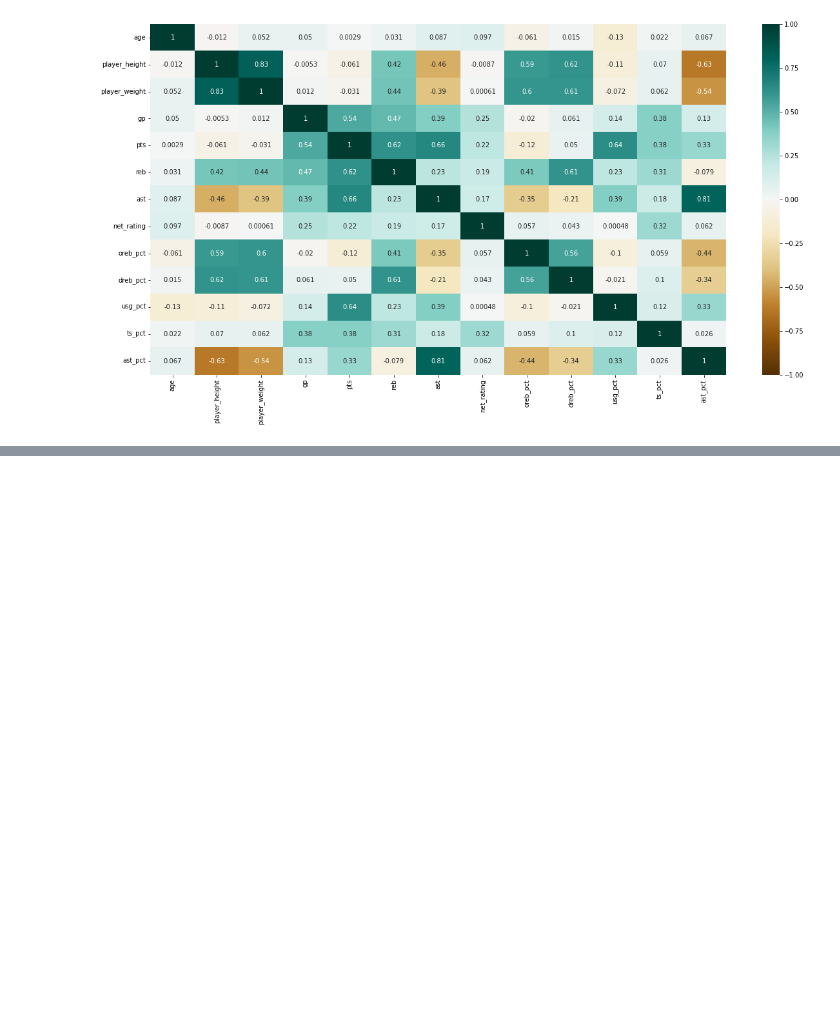
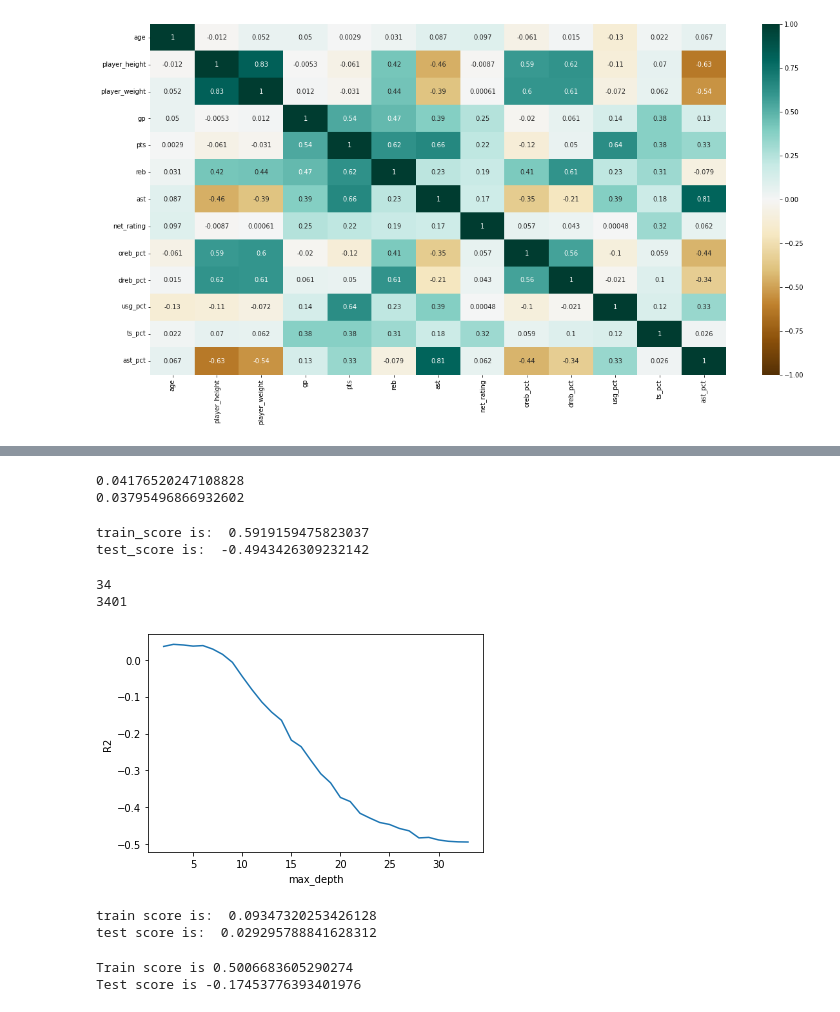
Before and after one commit to rommeljpadilla/project2, a Jupyter notebook: Project_2.ipynb, the cells around one changed output, grey strips where cells are left out. Saved outputs shown, nothing was run; the diff lists cells and outputs as text; code cells hidden in the pictures; blank space fills up the shorter version.

```diff
--- a/Project_2.ipynb
+++ b/Project_2.ipynb
@@ -227,0 +280,8 @@ sns.heatmap(df.corr(),
+# %%
+#Since we are looking for only the age, height and weight to determine the prime of a player, we will drop the other columns
+#Since we have many stats, we will use only the net rating to determine the "prime" of a player
+#We will also only use players with more than 41 games
+
+df2 = df_gp_filter
+df2 = df2.drop(columns = ['player_name', 'team_abbreviation', 'gp', 'pts', 'reb', 'ast', 'oreb_pct', 'dreb_pct', 'usg_pct', 'ts_pct', 'ast_pct', 'season'])
+df2.info()
@@ -227,0 +300,66 @@ sns.heatmap(df.corr(),
+# %%
+#Setting target and train test split and scaler
+X = df2.drop(columns = 'net_rating')
+y = df2['net_rating']
+X_train, X_test, y_train, y_test = train_test_split(X, y, random_state = 42)
+# %%
+reg = LinearRegression()
+reg.fit(X_train,y_train)
+train_score = reg.score(X_train, y_train)
+print(train_score)
+test_score = reg.score(X_test, y_test)
+print(test_score)
+# %% [output]
+0.04176520247108828
+0.03795496866932602
+# %%
+#Regression trees
+dec_tree = DecisionTreeRegressor(random_state = 42)
+dec_tree.fit(X_train, y_train)
+
+print("train_score is: ", dec_tree.score(X_train, y_train))
+print("test_score is: ", dec_tree.score(X_test, y_test))
+# %% [output]
+train_score is:  0.5919159475823037
+test_score is:  -0.4943426309232142
+# %%
+#tuning regressiontree
+print(dec_tree.get_depth())
+print(dec_tree.get_n_leaves())
+# %% [output]
+34
+3401
+# %%
+max_depth_range = list(range(2, 34))
+# List to store the score for each value of max_depth:
+r2 = []
+for depth in max_depth_range:
+    dec_tree = DecisionTreeRegressor(max_depth = depth,
+                             random_state = 42)
+    dec_tree.fit(X_train, y_train)
+    score = dec_tree.score(X_test, y_test)
+    r2.append(score)
+
+plt.plot(max_depth_range, r2)
+plt.xlabel('max_depth')
+plt.ylabel('R2');
+# %% [output]
+[figure, added]
+# %%
+dec_tree_7= DecisionTreeRegressor(max_depth = 7, random_state = 42)
+dec_tree_7.fit(X_train, y_train)
+print("train score is: ", dec_tree_7.score(X_train, y_train))
+print("test score is: ", dec_tree_7.score(X_test, y_test))
+# %% [output]
+train score is:  0.09347320253426128
+test score is:  0.029295788841628312
+# %%
+#Bagged Trees
+bagreg = BaggingRegressor()
+bagreg.fit(X_train, y_train)
+
+print("Train score is", bagreg.score(X_train, y_train))
+print("Test score is", bagreg.score(X_test, y_test))
+# %% [output]
+Train score is 0.5006683605290274
+Test score is -0.17453776393401976
```
Also changed, not shown: parts of 14 cells of this notebook.
